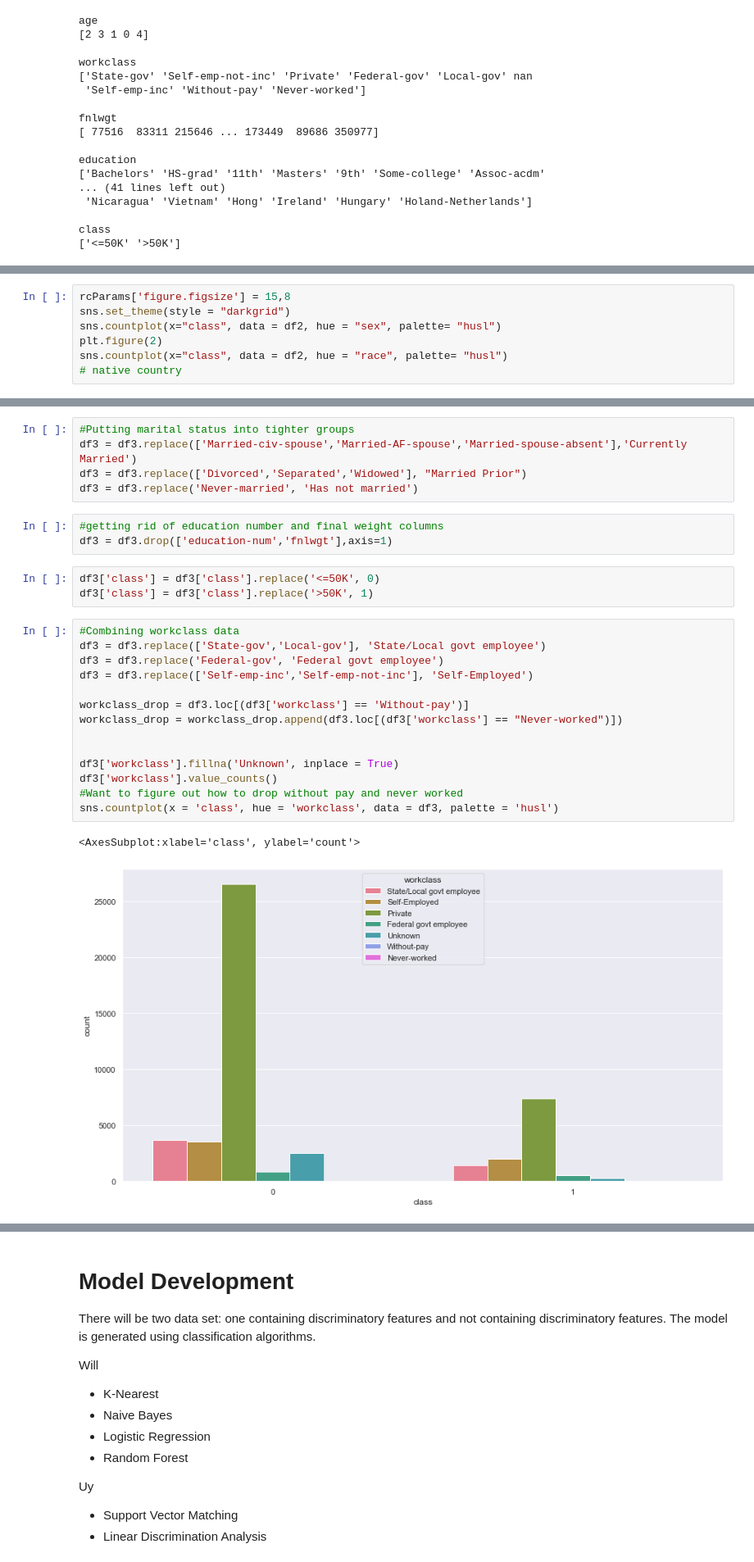
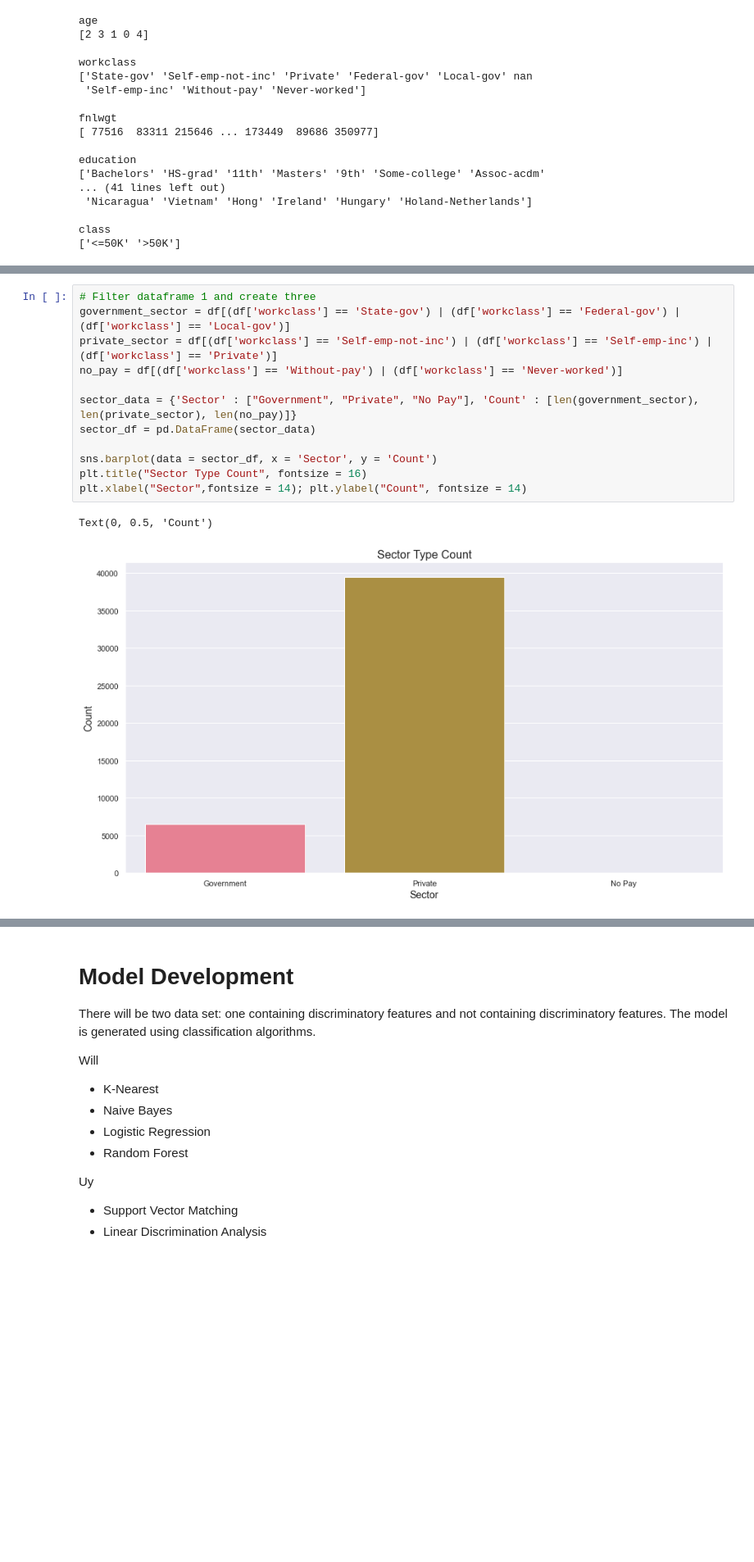
Before and after one commit to plasticfruittree/SciComp_Project, a Jupyter notebook: main.ipynb, the cells around one changed output, grey strips where cells are left out. Shown: that part at 82% size. Drawn from its saved outputs; the diff is of its cells as text; blank space fills up the shorter version.

```diff
--- a/main.ipynb
+++ b/main.ipynb
@@ -106,7 +87,0 @@ sns.countplot(x="class", data = df2, hue = "workclass")
-# %%
-rcParams['figure.figsize'] = 15,8
-sns.set_theme(style = "darkgrid")
-sns.countplot(x="class", data = df2, hue = "sex", palette= "husl")
-plt.figure(2)
-sns.countplot(x="class", data = df2, hue = "race", palette= "husl")
-# native country
@@ -150,28 +88,15 @@ sns.countplot(x = "class", data = selfemployed_total, hue = "education", palette
-# %%
-#Putting marital status into tighter groups
-df3 = df3.replace(['Married-civ-spouse','Married-AF-spouse','Married-spouse-absent'],'Currently Married')
-df3 = df3.replace(['Divorced','Separated','Widowed'], "Married Prior")
-df3 = df3.replace('Never-married', 'Has not married')
-# %%
-#getting rid of education number and final weight columns
-df3 = df3.drop(['education-num','fnlwgt'],axis=1)
-# %%
-df3['class'] = df3['class'].replace('<=50K', 0)
-df3['class'] = df3['class'].replace('>50K', 1)
-# %%
-#Combining workclass data
-df3 = df3.replace(['State-gov','Local-gov'], 'State/Local govt employee')
-df3 = df3.replace('Federal-gov', 'Federal govt employee')
-df3 = df3.replace(['Self-emp-inc','Self-emp-not-inc'], 'Self-Employed')
-
-workclass_drop = df3.loc[(df3['workclass'] == 'Without-pay')]
-workclass_drop = workclass_drop.append(df3.loc[(df3['workclass'] == "Never-worked")])
-
-
-df3['workclass'].fillna('Unknown', inplace = True)
-df3['workclass'].value_counts()
-#Want to figure out how to drop without pay and never worked
-sns.countplot(x = 'class', hue = 'workclass', data = df3, palette = 'husl')
-# %% [output]
-<AxesSubplot:xlabel='class', ylabel='count'>
-[figure, removed]
+# %%
+# Filter dataframe 1 and create three
+government_sector = df[(df['workclass'] == 'State-gov') | (df['workclass'] == 'Federal-gov') | (df['workclass'] == 'Local-gov')]
+private_sector = df[(df['workclass'] == 'Self-emp-not-inc') | (df['workclass'] == 'Self-emp-inc') | (df['workclass'] == 'Private')]
+no_pay = df[(df['workclass'] == 'Without-pay') | (df['workclass'] == 'Never-worked')]
+
+sector_data = {'Sector' : ["Government", "Private", "No Pay"], 'Count' : [len(government_sector), len(private_sector), len(no_pay)]}
+sector_df = pd.DataFrame(sector_data)
+
+sns.barplot(data = sector_df, x = 'Sector', y = 'Count')
+plt.title("Sector Type Count", fontsize = 16)
+plt.xlabel("Sector",fontsize = 14); plt.ylabel("Count", fontsize = 14)
+# %% [output]
+Text(0, 0.5, 'Count')
+[figure, added]
```
Also changed, not shown: parts of 23 cells of this notebook.
